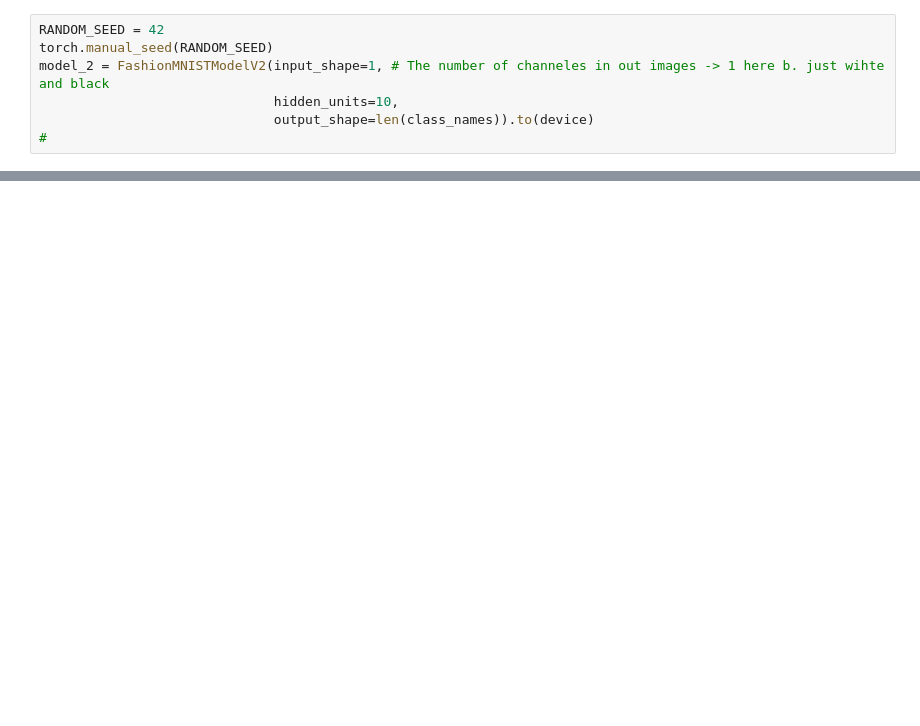
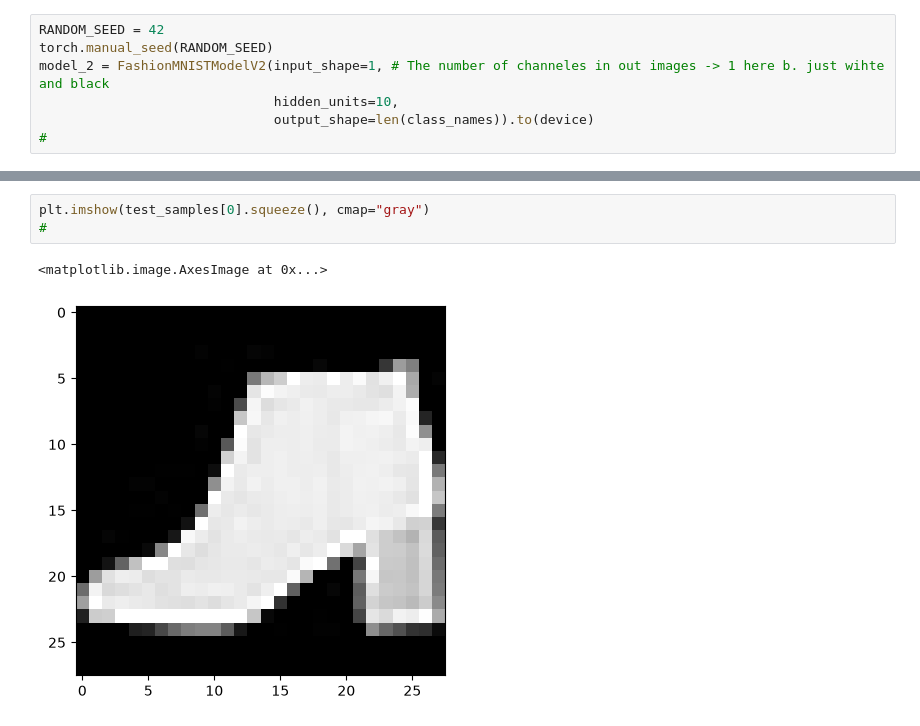
Before and after one commit to SarahAbuirmeileh/PyTorch_Learning, a Jupyter notebook: notebooks/learning/03_PyTorch_Computer_Vision.ipynb, the cells around one changed output, grey strips where cells are left out. Cells and saved outputs as stored; diff of their text form; blank space fills up the shorter version.

```diff
--- a/notebooks/learning/03_PyTorch_Computer_Vision.ipynb
+++ b/notebooks/learning/03_PyTorch_Computer_Vision.ipynb
@@ -954,0 +1242,6 @@ model_2 = FashionMNISTModelV2(input_shape=1, # The number of channeles in out im
+# %%
+plt.imshow(test_samples[0].squeeze(), cmap="gray")
+#
+# %% [output]
+<matplotlib.image.AxesImage at 0x...>
+[figure, added]
```
Also changed, not shown: parts of 52 cells of this notebook.
